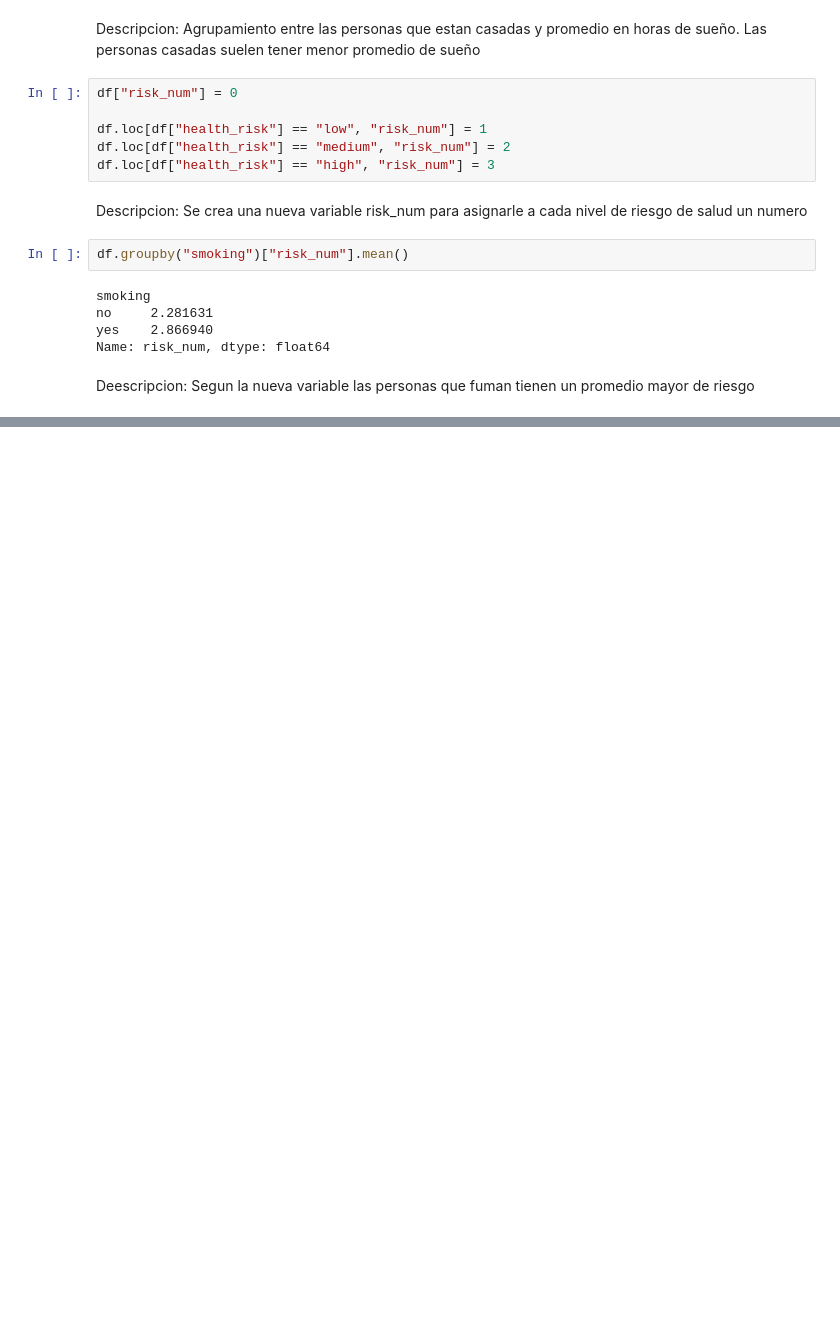
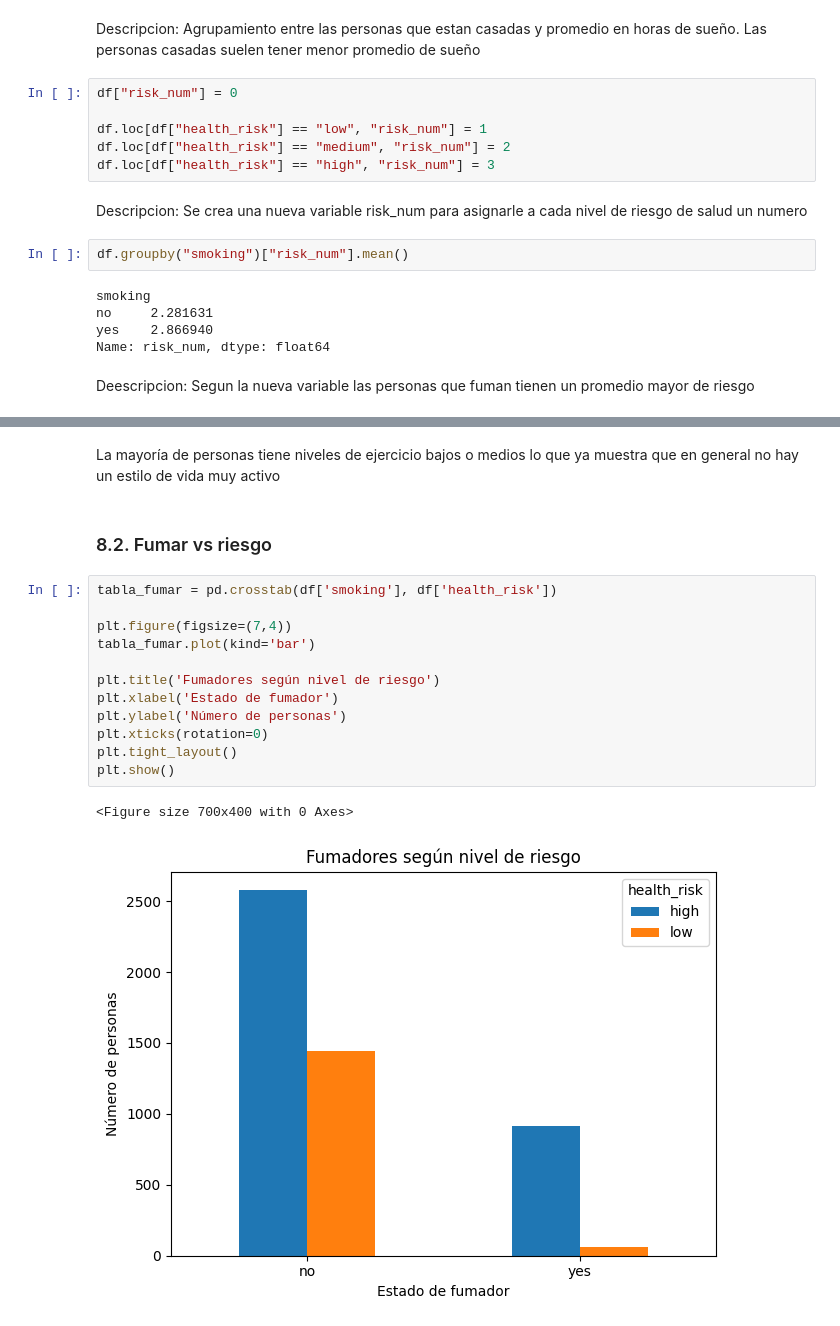
Before and after one commit to DiegoPineda08/PROYECTO-SALUD, a Jupyter notebook: notebooks/Proyecto_Salud.ipynb, the cells around one changed output, grey strips where cells are left out. Drawn from its saved outputs; the diff is of its cells as text; blank space fills up the shorter version.

```diff
--- a/notebooks/Proyecto_Salud.ipynb
+++ b/notebooks/Proyecto_Salud.ipynb
@@ -390,0 +408,19 @@ Deescripcion: Segun la nueva variable las personas que fuman tienen un promedio
+# %% [markdown]
+La mayoría de personas tiene niveles de ejercicio bajos o medios lo que ya muestra que en general no hay un estilo de vida muy activo
+# %% [markdown]
+### 8.2. Fumar vs riesgo
+# %%
+tabla_fumar = pd.crosstab(df['smoking'], df['health_risk'])
+
+plt.figure(figsize=(7,4))
+tabla_fumar.plot(kind='bar')
+
+plt.title('Fumadores según nivel de riesgo')
+plt.xlabel('Estado de fumador')
+plt.ylabel('Número de personas')
+plt.xticks(rotation=0)
+plt.tight_layout()
+plt.show()
+# %% [output]
+<Figure size 700x400 with 0 Axes>
+[figure, added]
```
Also changed, not shown: parts of 15 cells of this notebook.
